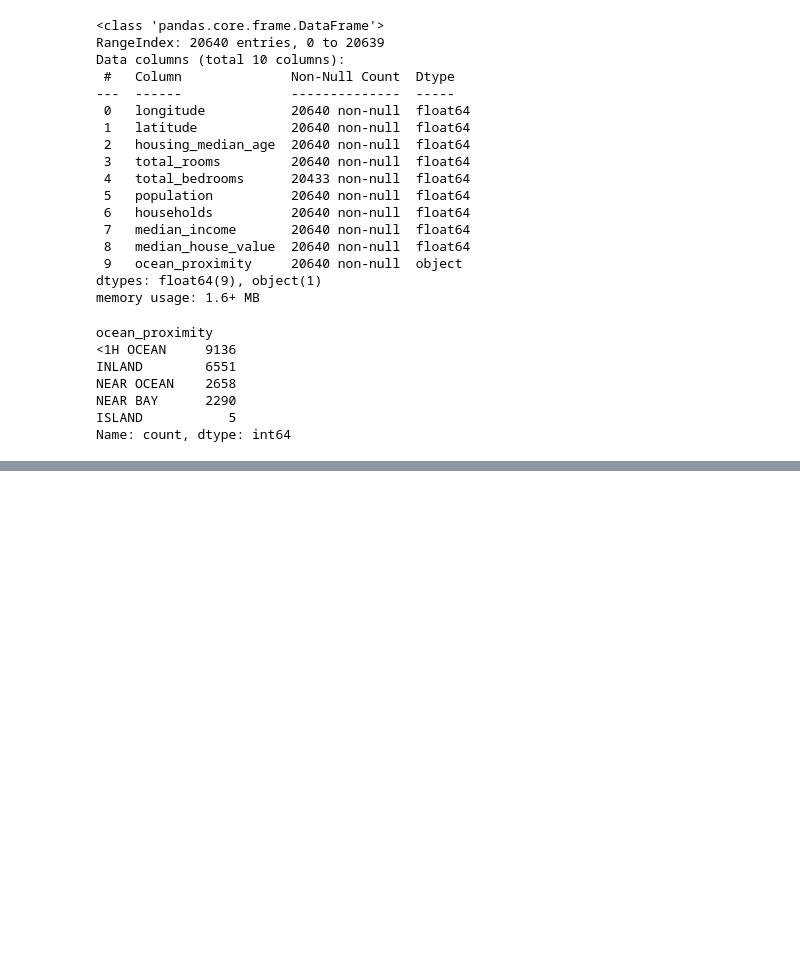
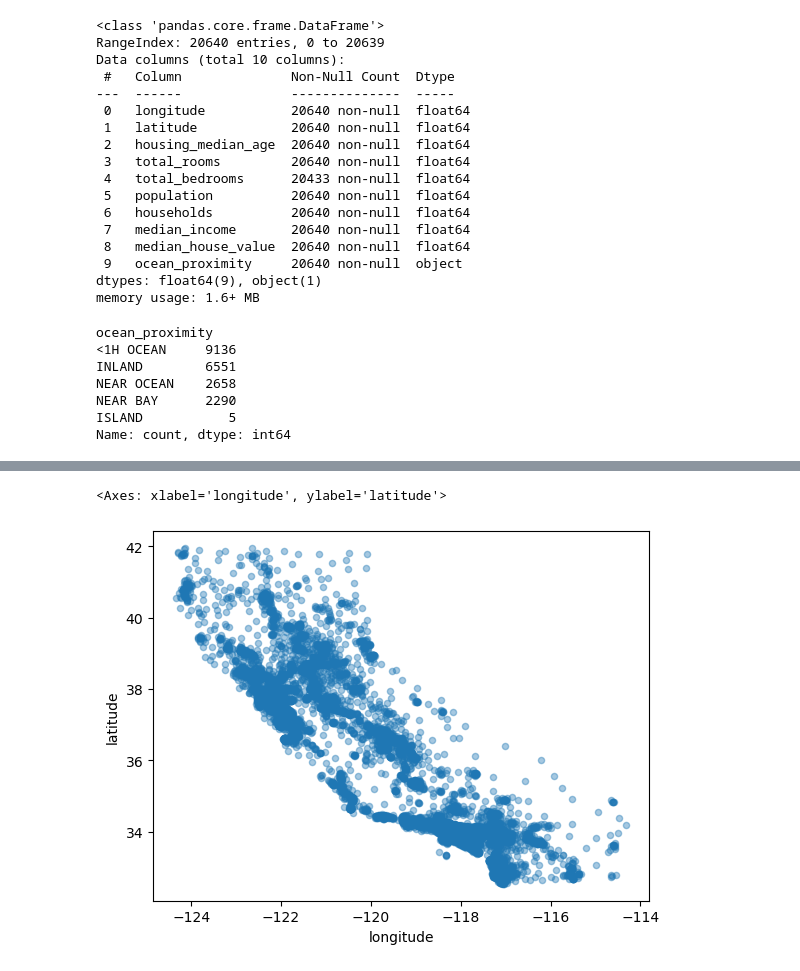
Before and after one commit to SavioCartaxo/IA_ScikitLearn_Keras_TensorFlow, a Jupyter notebook: housing.ipynb, the cells around one changed output, grey strips where cells are left out. Saved outputs shown, nothing was run; the diff lists cells and outputs as text; code cells hidden in the pictures; blank space fills up the shorter version.

```diff
--- a/housing.ipynb
+++ b/housing.ipynb
@@ -58,0 +143,11 @@ plt.show()
+# %%
+#Removendo a coluna de estratificação, pois não será mais útil para nós
+preco_das_casas_df = preco_das_casas_df.drop("income_cat", axis=1)
+
+# Criar uma cópia dos dados para usar por enquanto
+copia_df = preco_das_casas_df
+# %%
+copia_df.plot(kind="scatter", x="longitude", y="latitude", alpha=0.4) # Vizualização melhor
+# %% [output]
+<Axes: xlabel='longitude', ylabel='latitude'>
+[figure, added]
```
Also changed, not shown: parts of 17 cells of this notebook.
